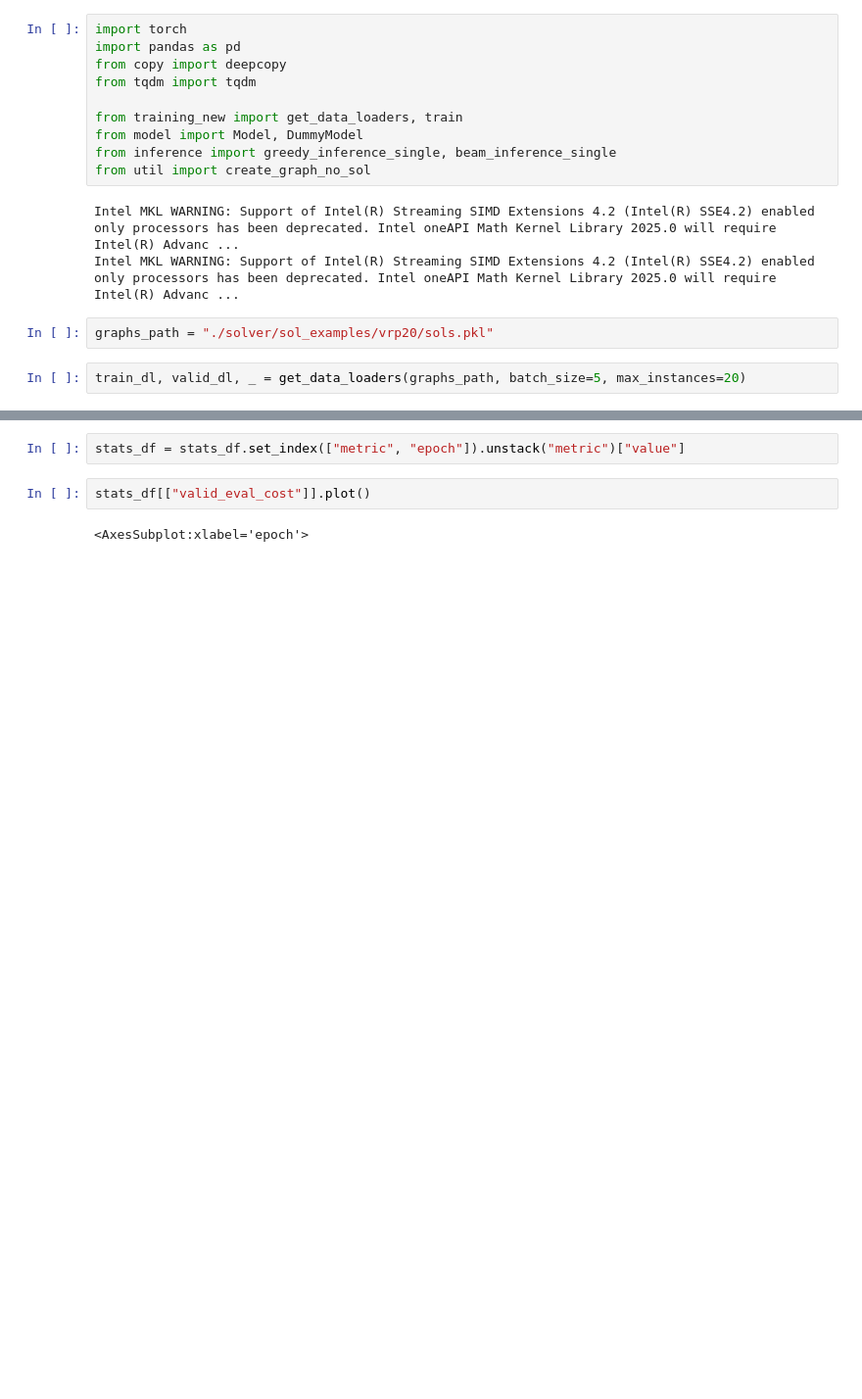
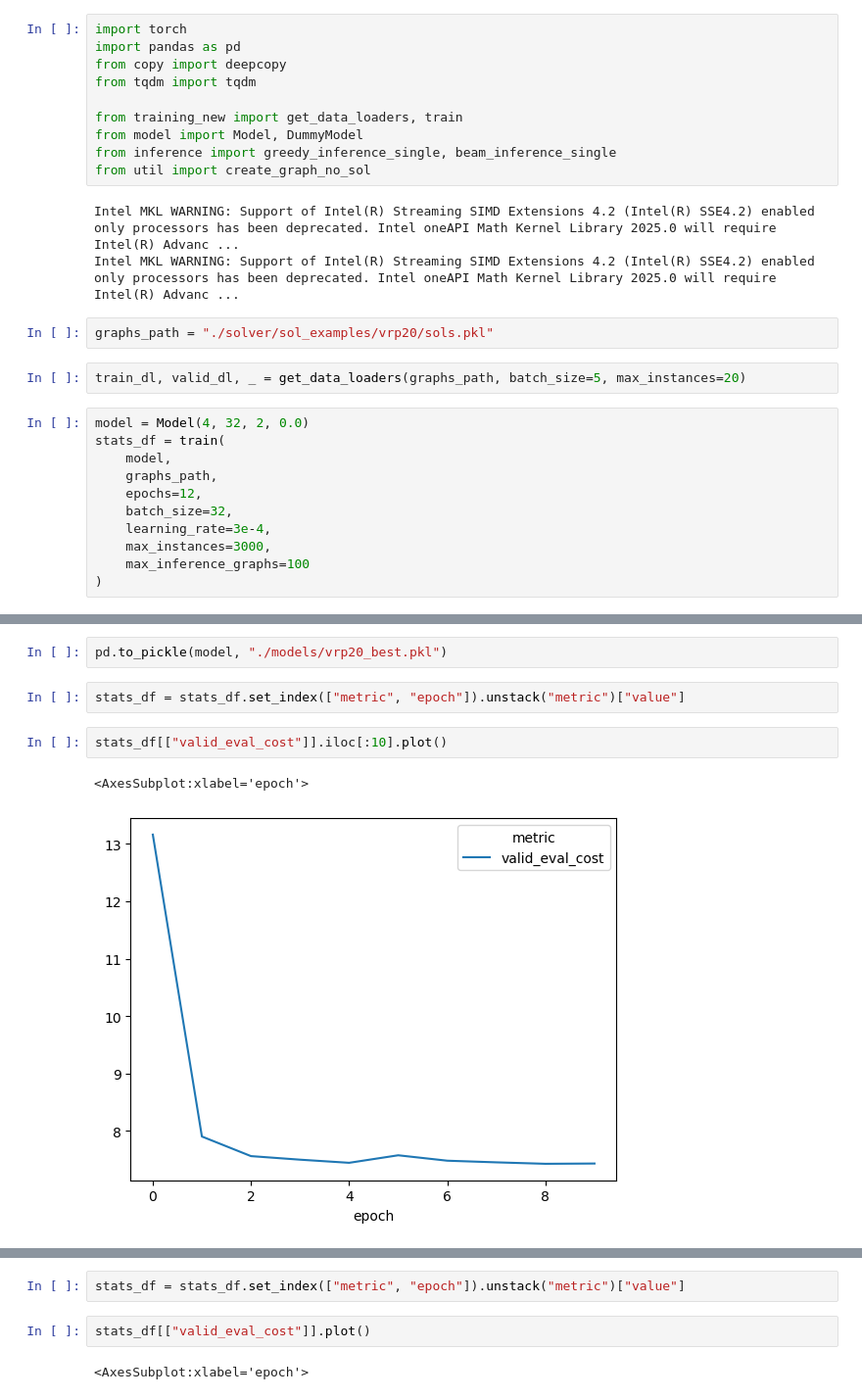
Before and after one commit to robgarct/cs224w, a Jupyter notebook: testing_end_to_end.ipynb, the cells around one changed output, grey strips where cells are left out. Shown: that part at 98% size. Drawn from its saved outputs; the diff is of its cells as text; blank space fills up the shorter version.

```diff
--- a/testing_end_to_end.ipynb
+++ b/testing_end_to_end.ipynb
@@ -18,3 +18,14 @@ Intel MKL WARNING: Support of Intel(R) Streaming SIMD Extensions 4.2 (Intel(R) S
 graphs_path = "./solver/sol_examples/vrp20/sols.pkl"
 # %%
 train_dl, valid_dl, _ = get_data_loaders(graphs_path, batch_size=5, max_instances=20)
+# %%
+model = Model(4, 32, 2, 0.0)
+stats_df = train(
+    model,
+    graphs_path,
+    epochs=12,
+    batch_size=32,
+    learning_rate=3e-4,
+    max_instances=3000,
+    max_inference_graphs=100
+)
@@ -20,0 +70,9 @@ train_dl, valid_dl, _ = get_data_loaders(graphs_path, batch_size=5, max_instance
+# %%
+pd.to_pickle(model, "./models/vrp20_best.pkl")
+# %%
+stats_df = stats_df.set_index(["metric", "epoch"]).unstack("metric")["value"]
+# %%
+stats_df[["valid_eval_cost"]].iloc[:10].plot()
+# %% [output]
+<AxesSubplot:xlabel='epoch'>
+[figure, added]
```
Also changed, not shown: parts of 39 cells of this notebook, 4 other files.
